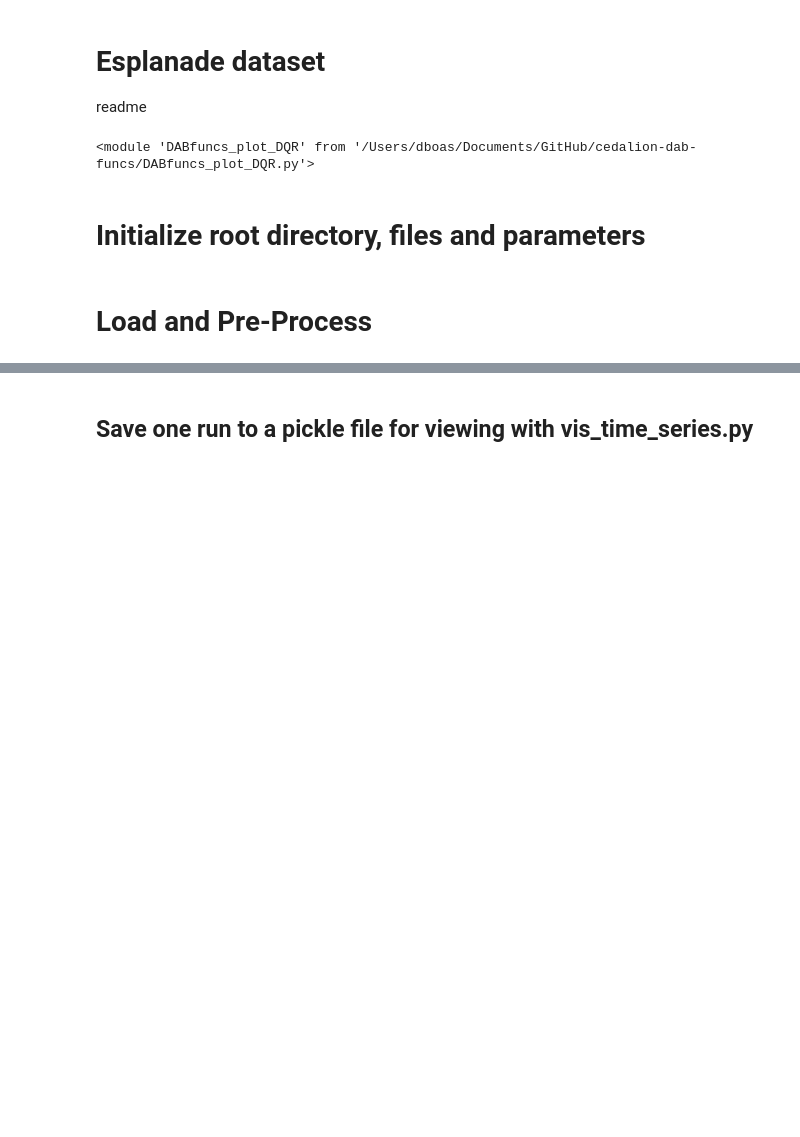
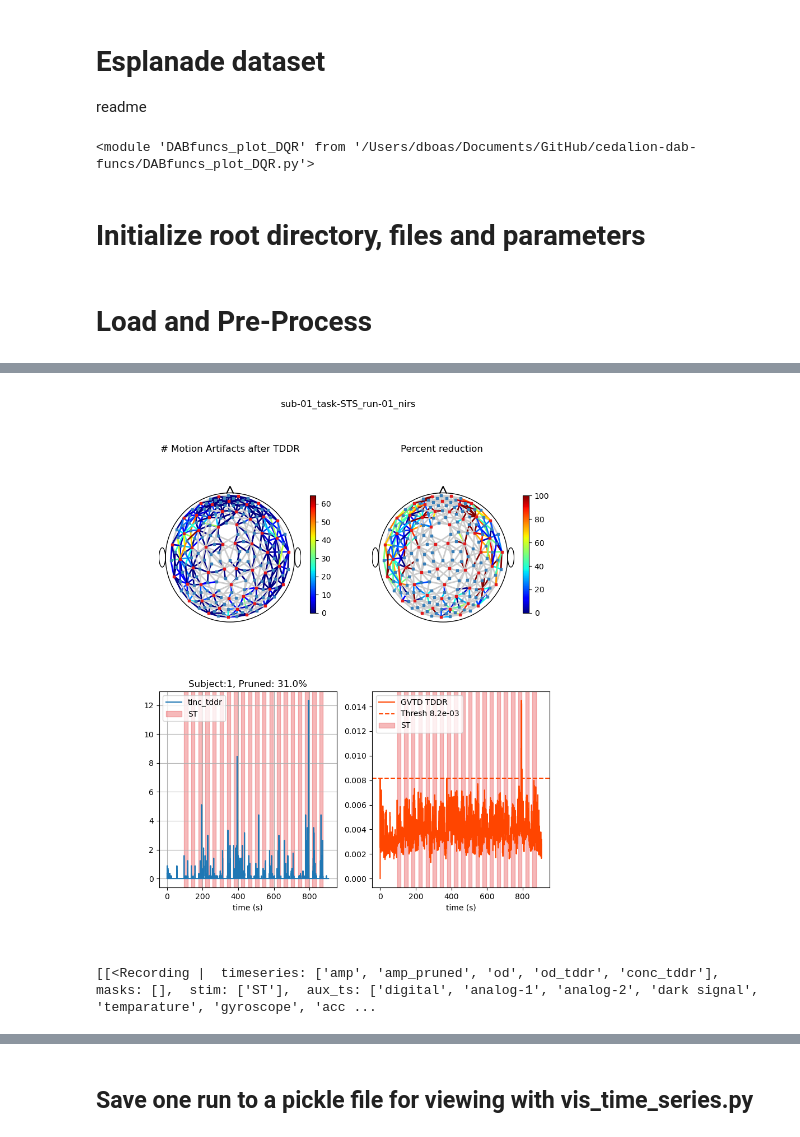
Before and after one commit to shankell212/cedalion-dab-funcs2, a Jupyter notebook: dataset_Esplanade.ipynb, the cells around one changed output, grey strips where cells are left out. Drawn from its saved outputs; the diff is of its cells as text; code cells hidden in the pictures; blank space fills up the shorter version.

```diff
--- a/dataset_Esplanade.ipynb
+++ b/dataset_Esplanade.ipynb
@@ -124,2 +119,17 @@ This is optional. It shows the number of motion artifacts identifed per channel
 # %%
 rec = pfDAB_dqr.plot_tIncCh_dqr( rec, rootDir_data, filenm_lst )
+# %%
+# show result for a specific subject and file with plot_flag=True
+# and try different igr thresholds
+subj_idx = 0
+file_idx = 0
+
+iqr_threshold_std = 8 # default is 2
+iqr_threshold_grad = 6 # default is 1.5
+
+foo = []
+foo.append( [rec[subj_idx][file_idx]] )
+pfDAB_dqr.plot_tIncCh_dqr( foo, rootDir_data, filenm_lst, iqr_threshold_std, iqr_threshold_grad, flag_plot=True )
+# %% [output]
+[figure, added]
+[[<Recording |  timeseries: ['amp', 'amp_pruned', 'od', 'od_tddr', 'conc_tddr'],  masks: [],  stim: ['ST'],  aux_ts: ['digital', 'analog-1', 'analog-2', 'dark signal', 'temparature', 'gyroscope', 'acc ...
```
Also changed, not shown: parts of 16 cells of this notebook.
